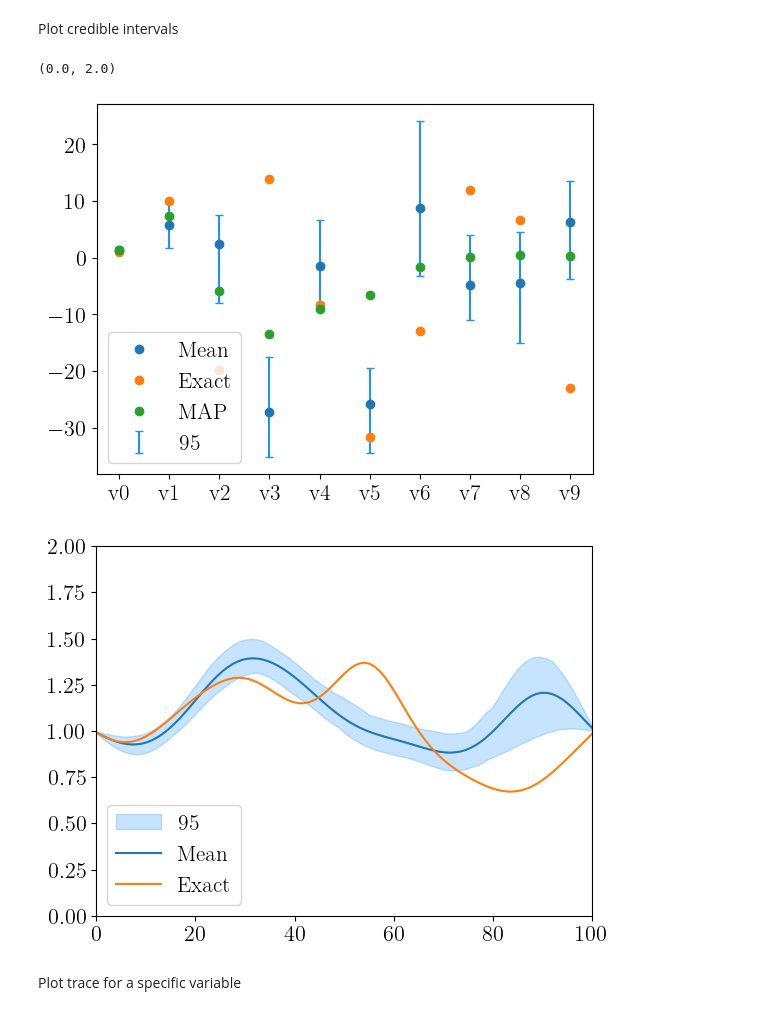
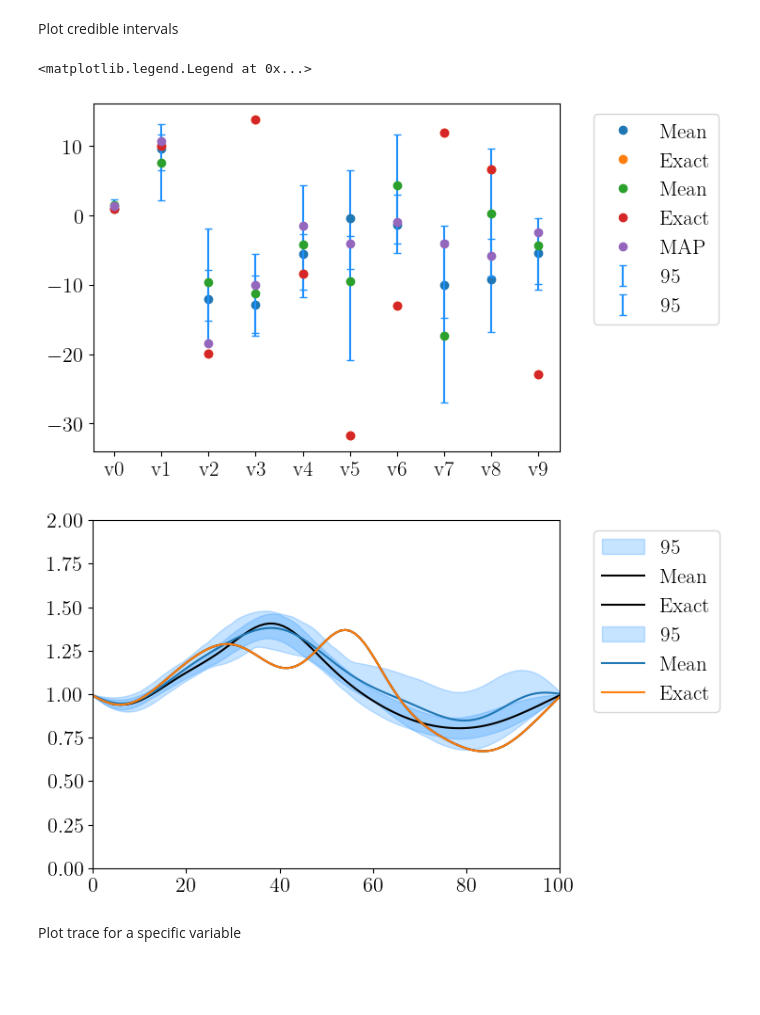
Before and after one commit to MarkusTHolm/BeamUQ, a Jupyter notebook: beamUQ.ipynb, the cells around one changed output. Saved outputs shown, nothing was run; the diff lists cells and outputs as text; code cells hidden in the pictures; blank space fills up the shorter version.

```diff
--- a/beamUQ.ipynb
+++ b/beamUQ.ipynb
@@ -166,14 +181,22 @@ plt.legend();
 # %% [markdown]
 Define posterior model
 # %%
+joint_5 = JointDistribution(likelihood,likelihood2,likelihood3,likelihood4,likelihood5,prior)
+print(joint_5)
+posterior_5 = joint_5(v=v_obs,v2=v_obs2,v3=v_obs3,v4=v_obs4,v5=v_obs5)
+
+
 joint = JointDistribution(likelihood,prior)
 print(joint)
 posterior = joint(v=v_obs)
-print(posterior)
-posterior.geometry
+
+
+# print(v_obs.shape)
+# print(posterior)
+# posterior.geometry
 
 pickle_path = 'Zs_MAP.pickle'
-if 0:
+if 1:
     Zs_MAP = cuqi.problem.BayesianProblem(likelihood, prior).set_data(v=v_obs).MAP()
     with open(pickle_path, 'wb') as handle:
         pickle.dump(Zs_MAP, handle, protocol=pickle.HIGHEST_PROTOCOL)
@@ -198,13 +224,16 @@ Posterior(
 # %% [markdown]
 Sample using the Metropolis-Hastings sampler
 # %%
-np.random.seed(10)
+np.random.seed(8)
 pickle_path = 'samples_MH.pickle'
 if 1:
     Ns = 1000 #int(50e3)
     Z0 = Zs_MAP.to_numpy()
+    sampler_MH_5 = MH(posterior_5, x0=Z0, scale=0.5)
+    samples_MH_5 = sampler_MH_5.sample_adapt(Ns)
+
     sampler_MH = MH(posterior, x0=Z0, scale=1)
-    samples_MH = sampler_MH.sample(Ns)
+    samples_MH = sampler_MH.sample_adapt(Ns)
 
     # samples_MH.pickle()
     # res = {}
@@ -241,38 +274,47 @@ print(samples_MH.compute_ess())
 # %% [markdown]
 Plot credible intervals
 # %%
+from cProfile import label
+from turtle import position
+
+
 Nb = 100 #int(10e3)
 Nt = int(5)
+bt_samples_MH_5 = samples_MH_5.burnthin(Nb, Nt)
 bt_samples_MH = samples_MH.burnthin(Nb, Nt)
 
+bt_samples_MH_5.plot_ci(plot_par=True, exact=Zs_true)
 bt_samples_MH.plot_ci(plot_par=True, exact=Zs_true)
 # samples_NUTS.plot_ci(plot_par=True,exact=Zs_true)
 plt.plot(Zs_MAP, 'o', label='MAP')
 
-plt.legend()
+plt.legend(bbox_to_anchor=(1.05, 1), loc='upper left')
 
 plt.figure();
+bt_samples_MH_5.funvals.plot_ci(plot_par=False, exact=Iz_true, color='k');
 bt_samples_MH.funvals.plot_ci(plot_par=False, exact=Iz_true);
 # plt.figure();
 
 bt_samples = samples_MH.funvals.samples.T
 
 plt.xlim([0, 100])
 plt.ylim([0, 2])
+plt.legend(bbox_to_anchor=(1.05, 1), loc='upper left')
+
 # arviz.plot_hdi(grid, samples, hdi_prob=0.95)
 # samples_NUTS.plot_ci(plot_par=False,exact=Zs_true)
 
 # lower, upper = np.percentile(samples, [2.5, 97.5], axis=0)
 # plt.fill_between(grid,
 #                 lower,
 #                 upper,
 #                 color='red',
 #                 label=r'95\% CI',
 #                 alpha=0.25)
 # %% [output]
-(0.0, 2.0)
+<matplotlib.legend.Legend at 0x...>
-[figure, old version]
+[figure, new version]
-[figure, old version]
+[figure, new version]
 # %% [markdown]
 Plot trace for a specific variable
 # %%
```
Also changed, not shown: parts of 7 cells of this notebook, 1 other file.
